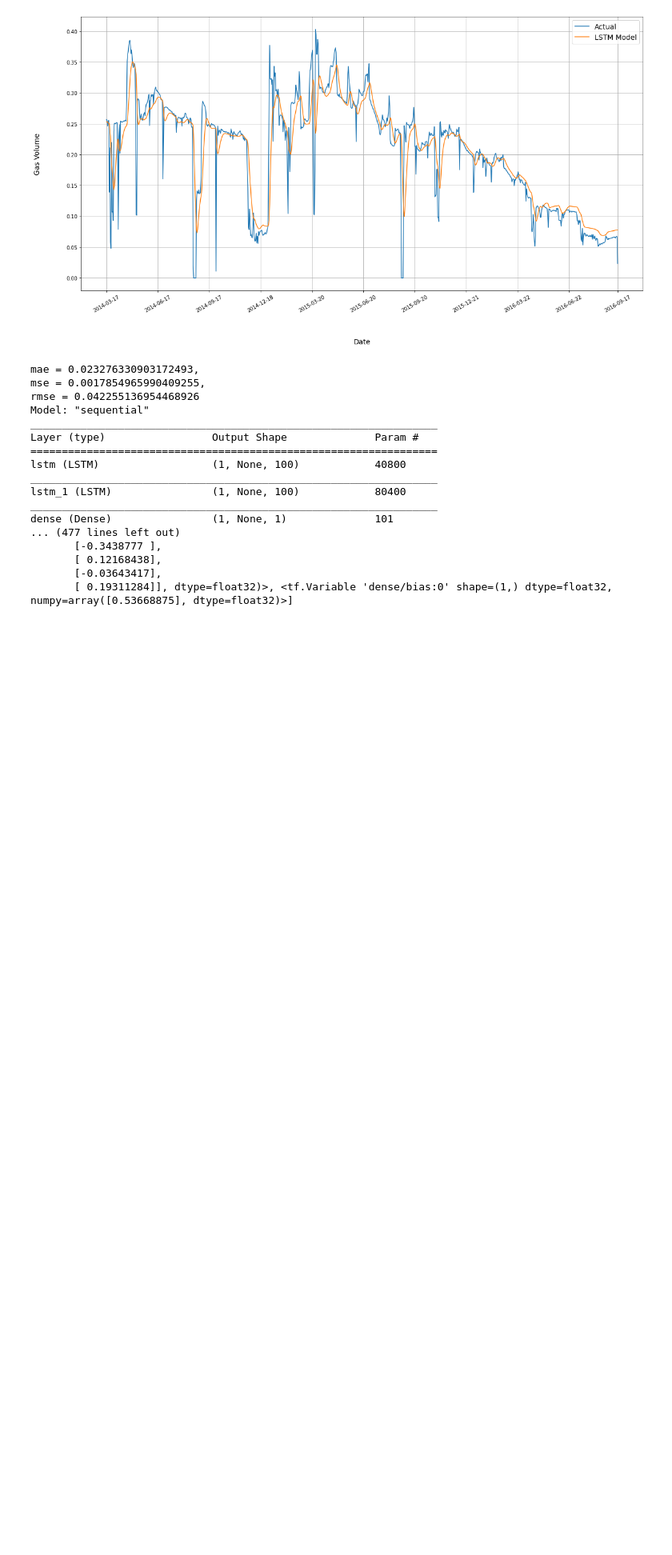
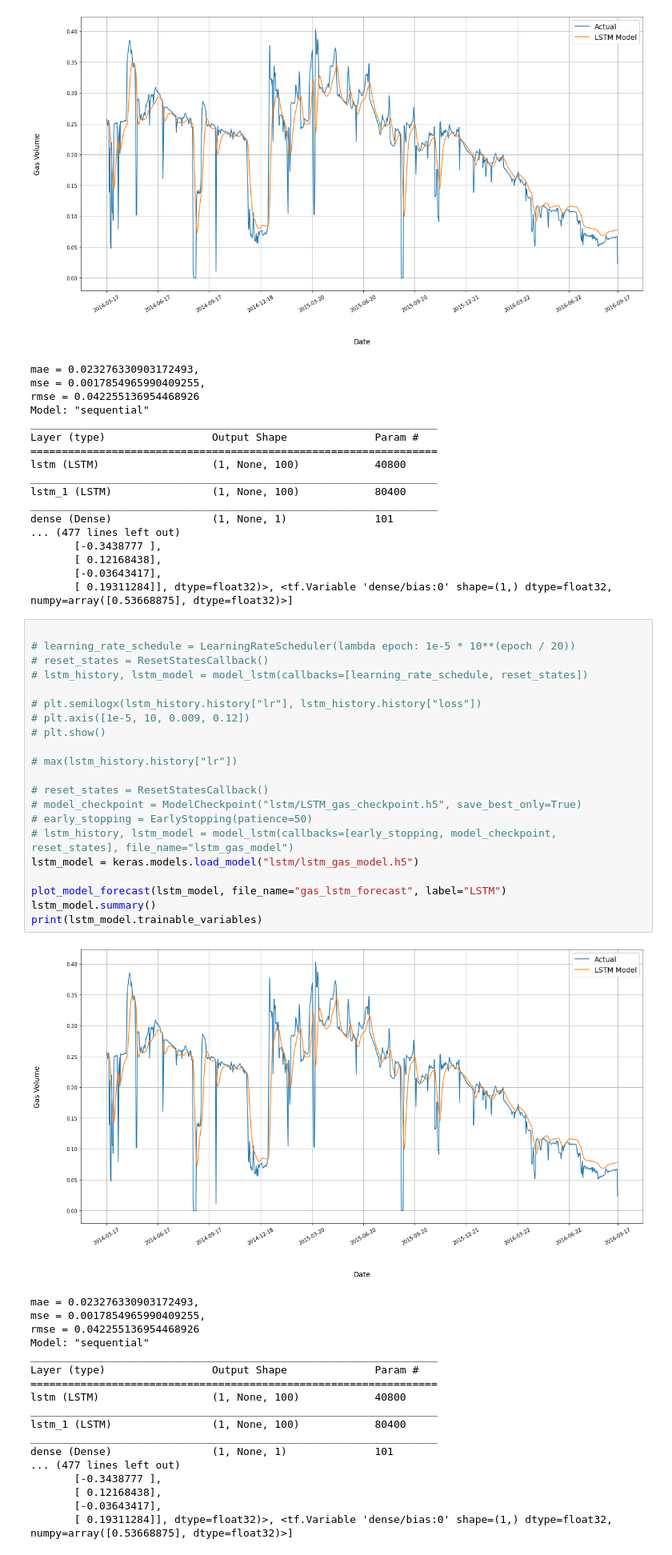
Before and after one commit to topefolorunso/NN-Based-Oil-Prediction-Model-w-Time-Series-Forecasting, a Jupyter notebook: models/gas_model.ipynb, the cells around one changed output. Shown at 80% size. Drawn from its saved outputs; the diff is of its cells as text; blank space fills up the shorter version.

```diff
--- a/models/gas_model.ipynb
+++ b/models/gas_model.ipynb
@@ -545,3 +468,43 @@ dense (Dense)                (1, None, 1)              101
        [ 0.12168438],
        [-0.03643417],
        [ 0.19311284]], dtype=float32)>, <tf.Variable 'dense/bias:0' shape=(1,) dtype=float32, numpy=array([0.53668875], dtype=float32)>]
+# %%
+
+# learning_rate_schedule = LearningRateScheduler(lambda epoch: 1e-5 * 10**(epoch / 20))
+# reset_states = ResetStatesCallback()
+# lstm_history, lstm_model = model_lstm(callbacks=[learning_rate_schedule, reset_states])
+
+# plt.semilogx(lstm_history.history["lr"], lstm_history.history["loss"])
+# plt.axis([1e-5, 10, 0.009, 0.12])
+# plt.show()
+
+# max(lstm_history.history["lr"])
+
+# reset_states = ResetStatesCallback()
+# model_checkpoint = ModelCheckpoint("lstm/LSTM_gas_checkpoint.h5", save_best_only=True)
+# early_stopping = EarlyStopping(patience=50)
+# lstm_history, lstm_model = model_lstm(callbacks=[early_stopping, model_checkpoint, reset_states], file_name="lstm_gas_model")
+lstm_model = keras.models.load_model("lstm/lstm_gas_model.h5")
+
+plot_model_forecast(lstm_model, file_name="gas_lstm_forecast", label="LSTM")
+lstm_model.summary()
+print(lstm_model.trainable_variables)
+# %% [output]
+[figure, added]
+mae = 0.023276330903172493,
+mse = 0.0017854965990409255,
+rmse = 0.042255136954468926
+Model: "sequential"
+_________________________________________________________________
+Layer (type)                 Output Shape              Param #
+=================================================================
+lstm (LSTM)                  (1, None, 100)            40800
+_________________________________________________________________
+lstm_1 (LSTM)                (1, None, 100)            80400
+_________________________________________________________________
+dense (Dense)                (1, None, 1)              101
+... (477 lines left out)
+       [-0.3438777 ],
+       [ 0.12168438],
+       [-0.03643417],
+       [ 0.19311284]], dtype=float32)>, <tf.Variable 'dense/bias:0' shape=(1,) dtype=float32, numpy=array([0.53668875], dtype=float32)>]
```
Also changed, not shown: parts of 21 cells of this notebook, 20 other files.
